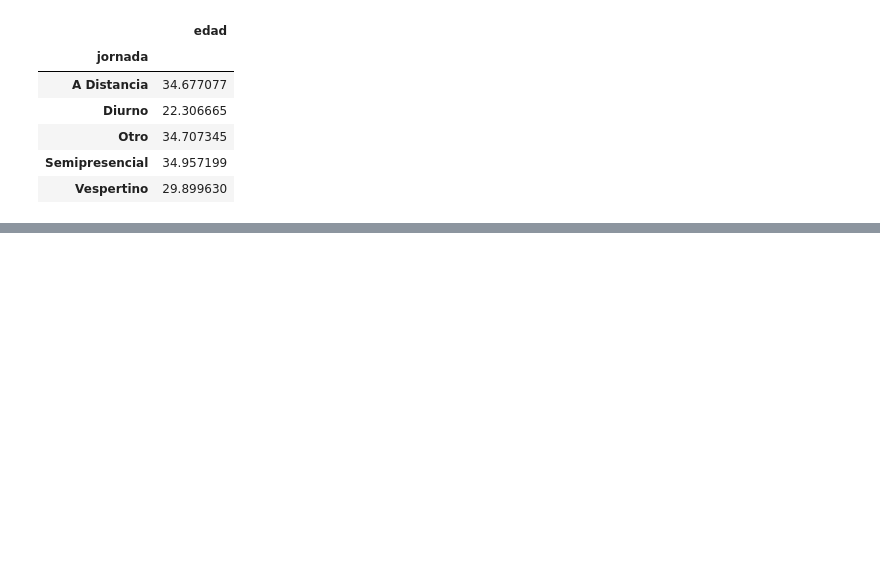
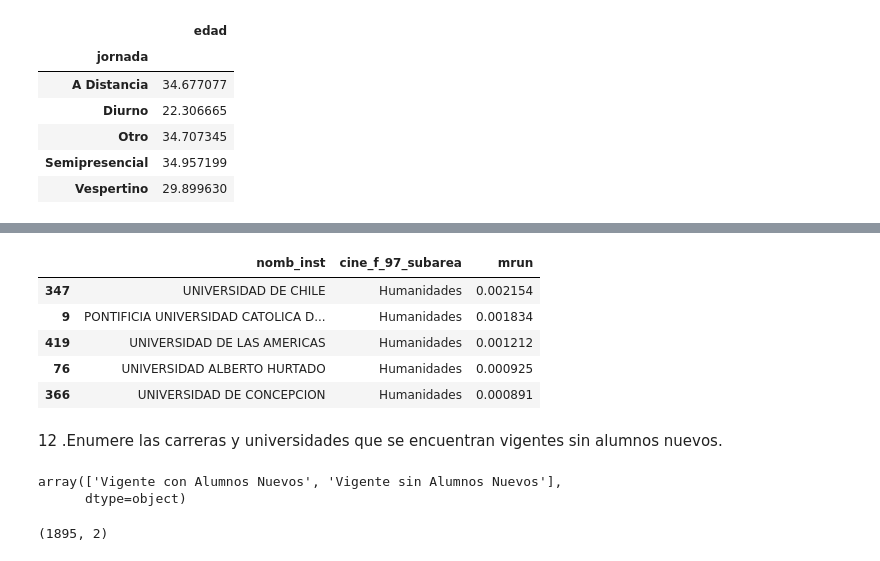
Before and after one commit to cnavarreteliz/data-analysis, a Jupyter notebook: Listado 1.ipynb, the cells around one changed output, grey strips where cells are left out. Drawn from its saved outputs; the diff is of its cells as text; code cells hidden in the pictures; blank space fills up the shorter version.

```diff
--- a/Listado 1.ipynb
+++ b/Listado 1.ipynb
@@ -346,0 +377,27 @@ df.groupby("jornada").agg({"edad": "mean"})
+# %%
+df_11 = df[df["tipo_inst_1"] == "Universidades"]
+
+# En primer lugar, debemos calcular los %
+df_11 = df_11.groupby(["nomb_inst", "cine_f_97_subarea"]).agg({"mrun": "count"}).apply(lambda x: x/x.sum()).reset_index()
+
+df_11[df_11["cine_f_97_subarea"] == "Humanidades"].sort_values("mrun", ascending=False).head()
+# %% [output]
+|  | nomb_inst | cine_f_97_subarea | mrun |
+| 347 | UNIVERSIDAD DE CHILE | Humanidades | 0.002154 |
+| 9 | PONTIFICIA UNIVERSIDAD CATOLICA D... | Humanidades | 0.001834 |
+| 419 | UNIVERSIDAD DE LAS AMERICAS | Humanidades | 0.001212 |
+| 76 | UNIVERSIDAD ALBERTO HURTADO | Humanidades | 0.000925 |
+| 366 | UNIVERSIDAD DE CONCEPCION | Humanidades | 0.000891 |
+# %% [markdown]
+12 .Enumere las carreras y universidades que se encuentran vigentes sin alumnos nuevos.
+# %%
+df["vigencia_carrera"].unique()
+# %% [output]
+array(['Vigente con Alumnos Nuevos', 'Vigente sin Alumnos Nuevos'],
+      dtype=object)
+# %%
+df_12 = df[df["vigencia_carrera"] == "Vigente sin Alumnos Nuevos"]
+df_12 = df_12[["nomb_inst", "nomb_carrera"]].drop_duplicates()
+df_12
+# %% [output]
+(1895, 2)
```
Also changed, not shown: parts of 16 cells of this notebook.
